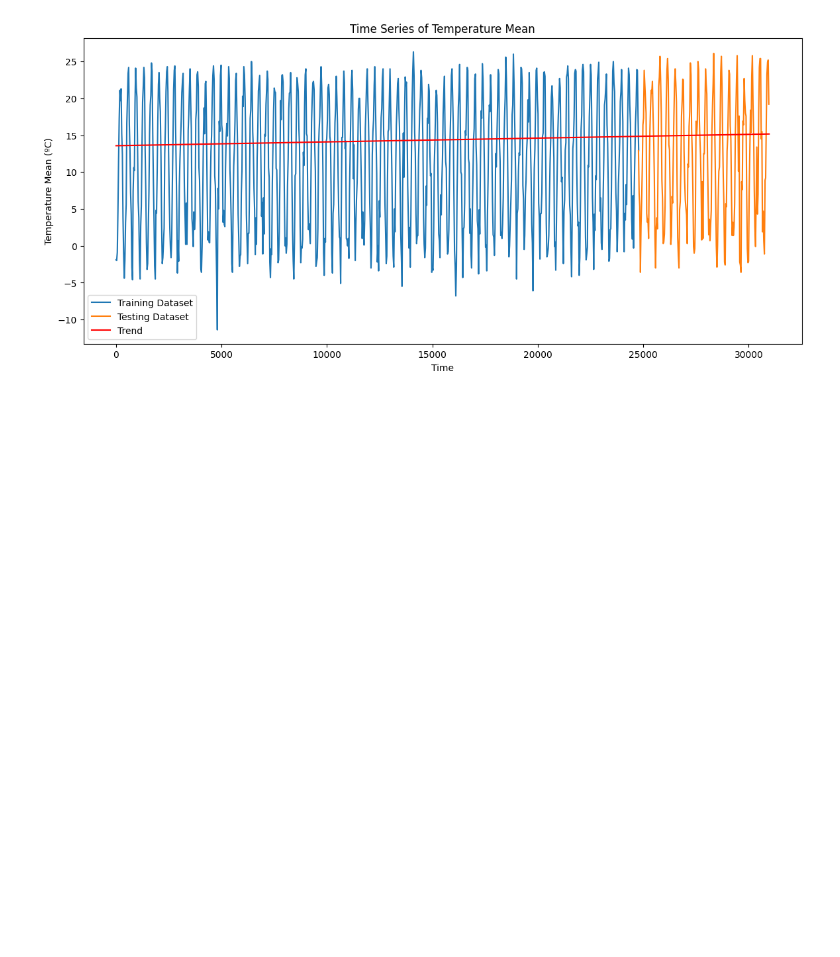
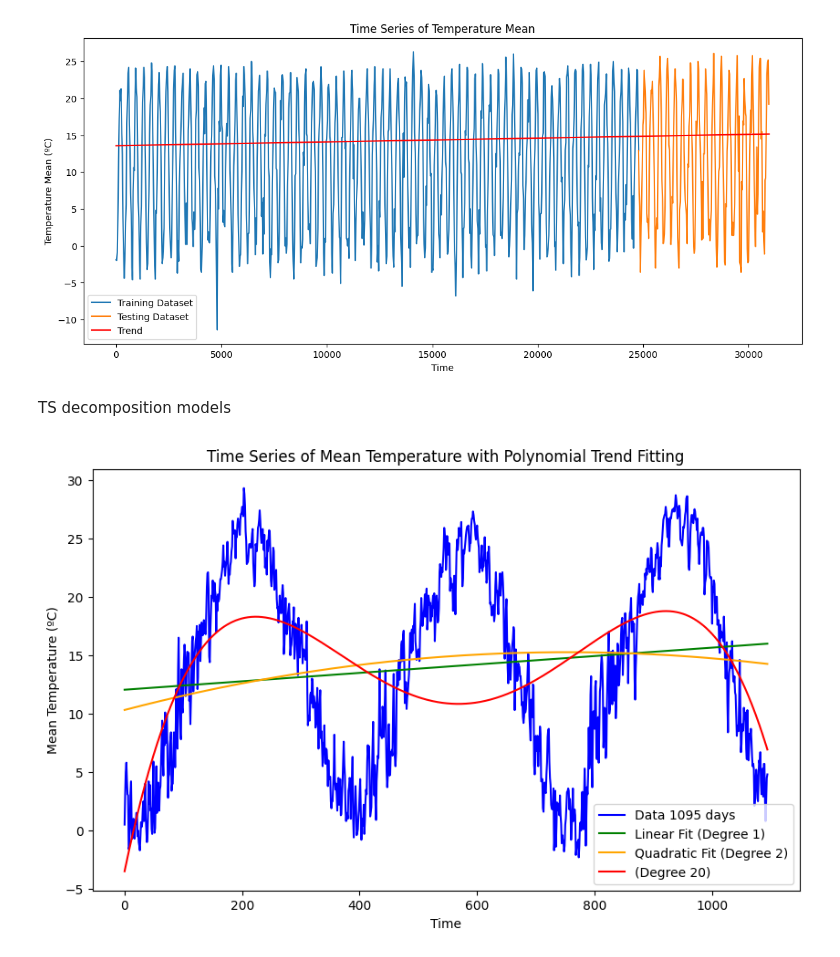
Before and after one commit to JoaoESmoreira/astp-project, a Jupyter notebook: src/data_description.ipynb, the cells around one changed output. Cells and saved outputs as stored; diff of their text form; code cells hidden in the pictures; blank space fills up the shorter version.

Commit message:
Polynomial fitting

```diff
--- a/src/data_description.ipynb
+++ b/src/data_description.ipynb
@@ -59,3 +59,47 @@ plt.legend(["Training Dataset", "Testing Dataset", "Trend"])
 plt.show()
 # %% [output]
 [figure]
+# %% [markdown]
+TS decomposition models
+# %%
+N = 365*3  #3 years
+df = df[:N]
+y = np.array(df['temperature_mean'])
+x = np.arange(len(y))
+
+# Fit a linear polynomial (degree 1)
+linear_coefficients = np.polyfit(x, y, 1)
+linear_trend = np.poly1d(linear_coefficients)
+
+
+# Fit a quadratic polynomial (degree 2)
+quadratic_coefficients = np.polyfit(x, y, 2)
+quadratic_trend = np.poly1d(quadratic_coefficients)
+
+
+# Fit a polynomial with other degree
+n_coefficients = np.polyfit(x, y, 5)
+n_trend = np.poly1d(n_coefficients)
+
+# Plotting the original data and polynomial trends
+plt.figure(figsize=(10, 6))
+
+
+plt.plot(df['temperature_mean'][:df.shape[0]:], label="Data " + str(N) + " days", color="blue")
+
+
+# Plot the polynomial fits
+plt.plot(x, linear_trend(x), label='Linear Fit (Degree 1)', color='green')
+plt.plot(x, quadratic_trend(x), label='Quadratic Fit (Degree 2)', color='orange')
+plt.plot(x, n_trend(x), label='(Degree 20)', color='red')
+
+# Add title, labels, and legend
+plt.title("Time Series of Mean Temperature with Polynomial Trend Fitting")
+plt.xlabel("Time")
+plt.ylabel("Mean Temperature (ºC)")
+plt.legend()
+
+# Show the plot
+plt.show()
+# %% [output]
+[figure, added]
```
Also changed, not shown: parts of 4 cells of this notebook.
